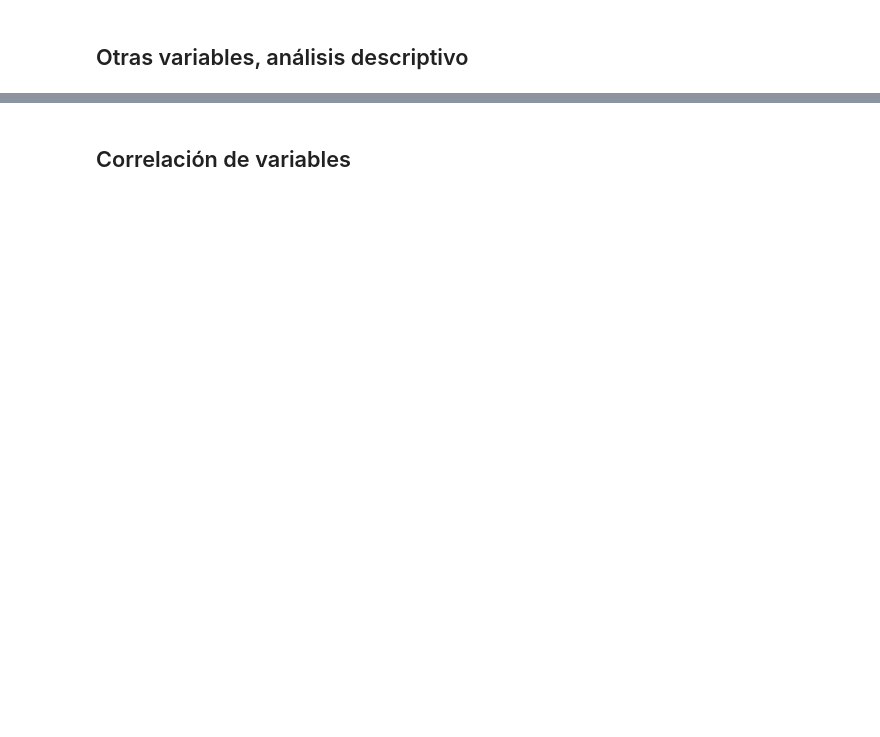
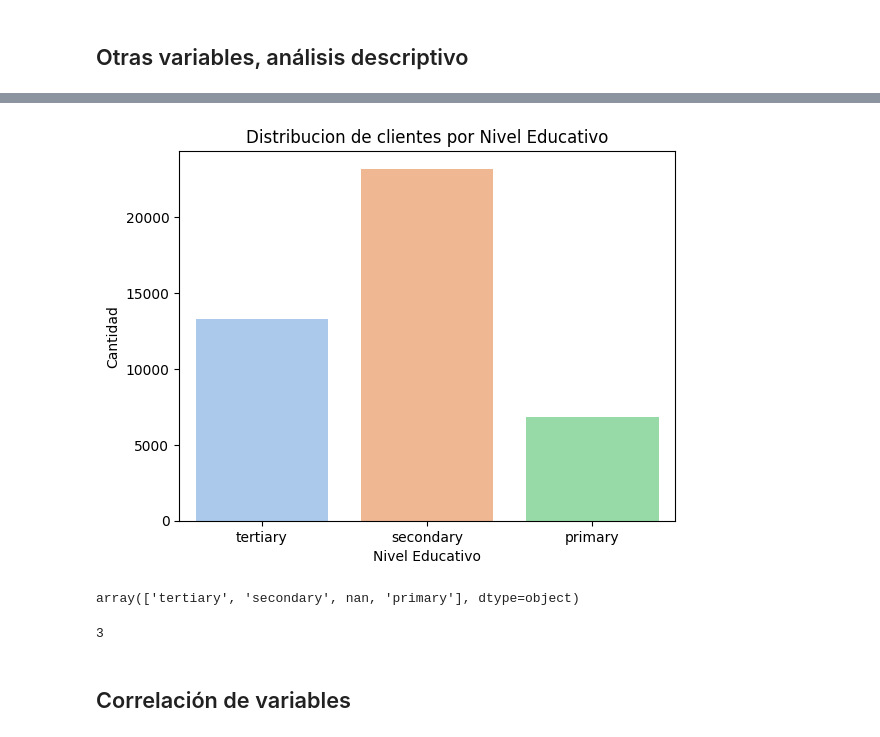
Before and after one commit to Marcelooyola/UDAMod5, a Jupyter notebook: trabajo_final.ipynb, the cells around one changed output, grey strips where cells are left out. Cells and saved outputs as stored; diff of their text form; code cells hidden in the pictures; blank space fills up the shorter version.

```diff
--- a/trabajo_final.ipynb
+++ b/trabajo_final.ipynb
@@ -257,0 +277,3 @@ freq    13766     4901
+# %%
+analisis_descriptivo = analisis.select_dtypes('object')
+analisis_descriptivo.head()
@@ -258,2 +295,22 @@ freq    13766     4901
+# %%
+sns.countplot(
+    x = analisis_descriptivo['educacion'],
+    palette = 'pastel',
+)
+
+plt.ylabel('Cantidad')
+plt.xlabel('Nivel Educativo')
+plt.title('Distribucion de clientes por Nivel Educativo')
+plt.show()
+# %% [output]
+[figure, added]
+# %%
+analisis_descriptivo.educacion.unique()
+# %% [output]
+array(['tertiary', 'secondary', nan, 'primary'], dtype=object)
+# %%
+analisis_descriptivo.educacion.nunique()
+# %% [output]
+3
 # %% [markdown]
 ## Correlación de variables
```
Also changed, not shown: parts of 16 cells of this notebook.
